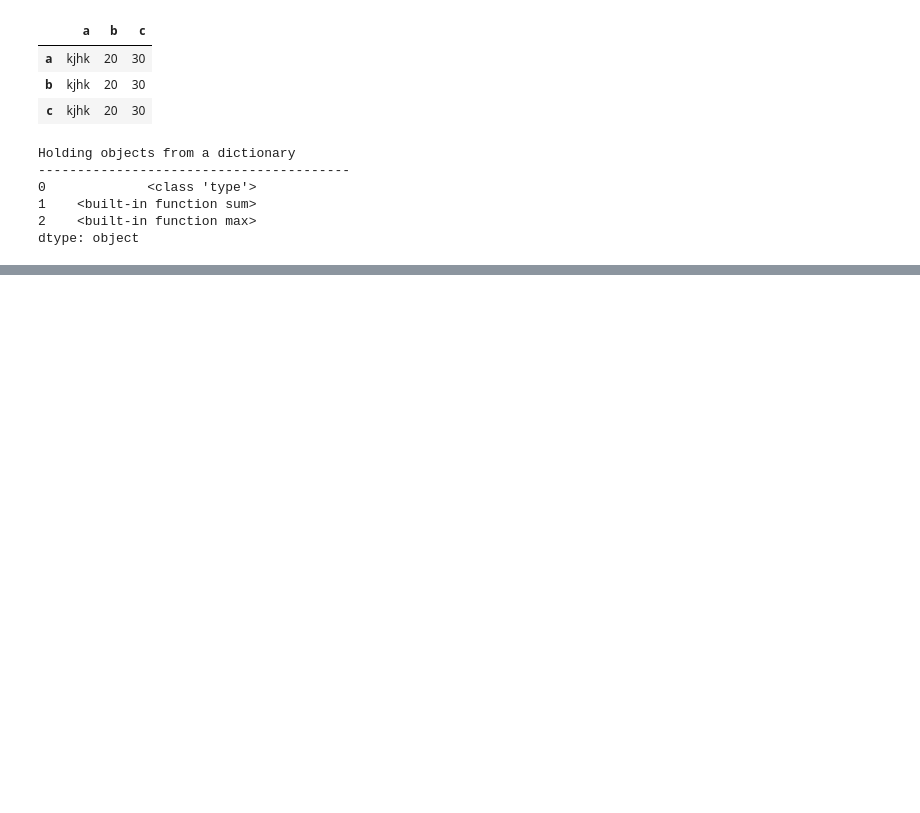
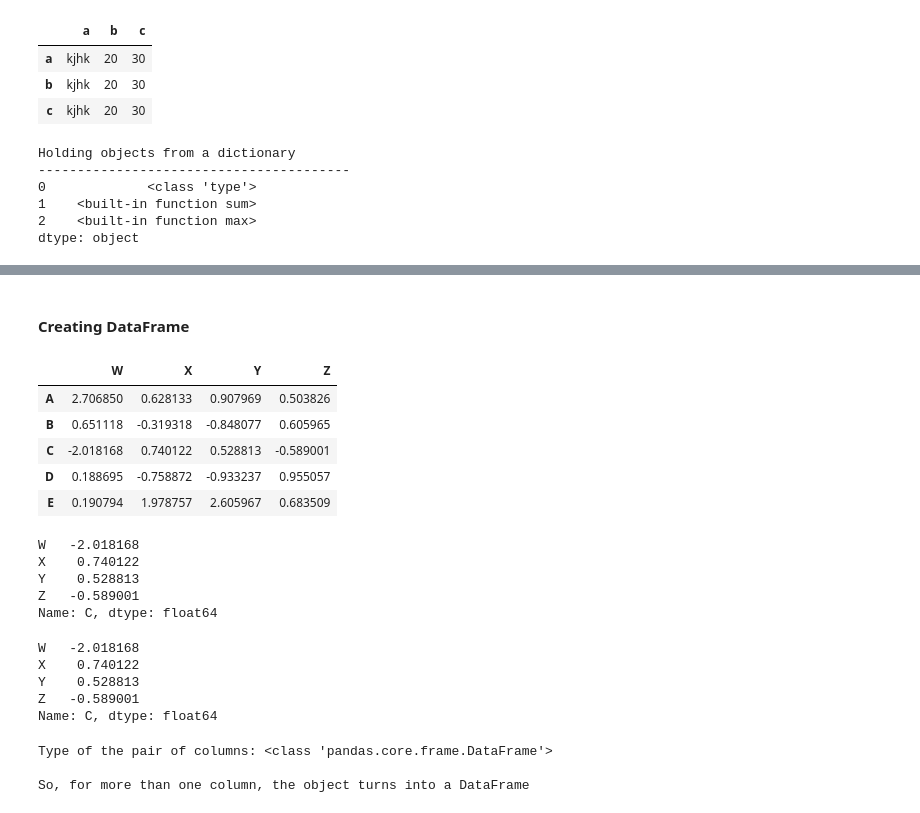
Before and after one commit to pavankumarpuppala/5.DataAnalysisOfficial, a Jupyter notebook: Pandas_data_manipulation_part2 .ipynb, the cells around one changed output, grey strips where cells are left out. Saved outputs shown, nothing was run; the diff lists cells and outputs as text; code cells hidden in the pictures; blank space fills up the shorter version.

```diff
--- a/Pandas_data_manipulation_part2 .ipynb
+++ b/Pandas_data_manipulation_part2 .ipynb
@@ -492,18 +553,45 @@ print (ser1*ser2)
+# %% [markdown]
+#### Creating DataFrame
 # %%
-from numpy.random import randn as rn
-#np.random.seed(101)
-matrix_data = rn(5,4)
+import numpy as np
+
+np.random.seed(101)
+matrix_data = np.random.randn(5,4)          # 5 rows and 4 columns
 row_labels = ['A','B','C','D','E']
 column_headings = ['W','X','Y','Z']
 
-df = pd.DataFrame(matrix_data,row_labels,column_headings)
-#print("\nThe data frame looks like\n",'-'*45, sep='')
+df = pd.DataFrame(data=matrix_data, index=row_labels, columns=column_headings)
 df
+# %% [output]
+|  | W | X | Y | Z |
+| A | 2.706850 | 0.628133 | 0.907969 | 0.503826 |
+| B | 0.651118 | -0.319318 | -0.848077 | 0.605965 |
+| C | -2.018168 | 0.740122 | 0.528813 | -0.589001 |
+| D | 0.188695 | -0.758872 | -0.933237 | 0.955057 |
+| E | 0.190794 | 1.978757 | 2.605967 | 0.683509 |
+# %%
+df.loc['C']    # loc always takes the labels
+# %% [output]
+W   -2.018168
+X    0.740122
+Y    0.528813
+Z   -0.589001
+Name: C, dtype: float64
 # %%
-df.iloc[2]
+df.iloc[2]    #iloc always takes the integers(index)
+# %% [output]
+W   -2.018168
+X    0.740122
+Y    0.528813
+Z   -0.589001
+Name: C, dtype: float64
 # %%
 print("\nType of the pair of columns: ", type(df[['X','Z']]), sep='')
 print ("\nSo, for more than one column, the object turns into a DataFrame")
+# %% [output]
+Type of the pair of columns: <class 'pandas.core.frame.DataFrame'>
+
+So, for more than one column, the object turns into a DataFrame
 # %%
 print("\nThe 'X' column accessed by DOT method (NOT recommended)\n",'-'*55, sep='')
 print(df["X"])
```
Also changed, not shown: parts of 29 cells of this notebook, 2 other files.
